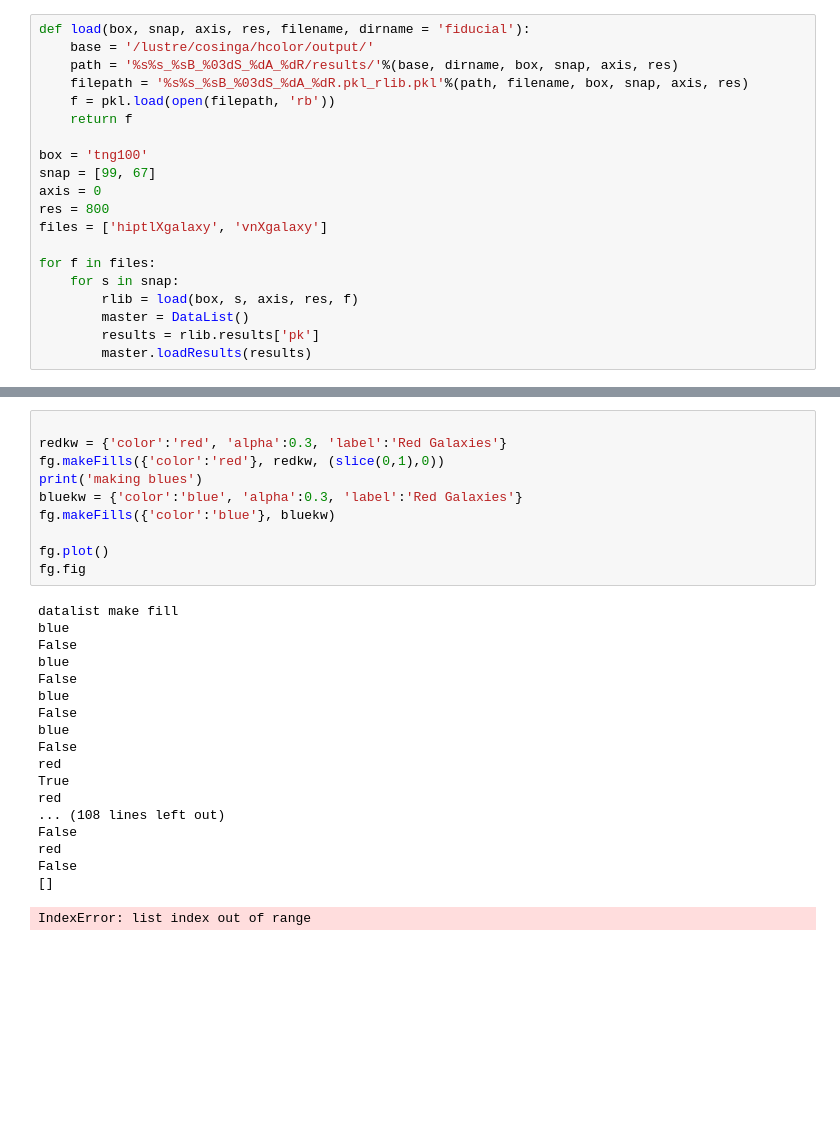
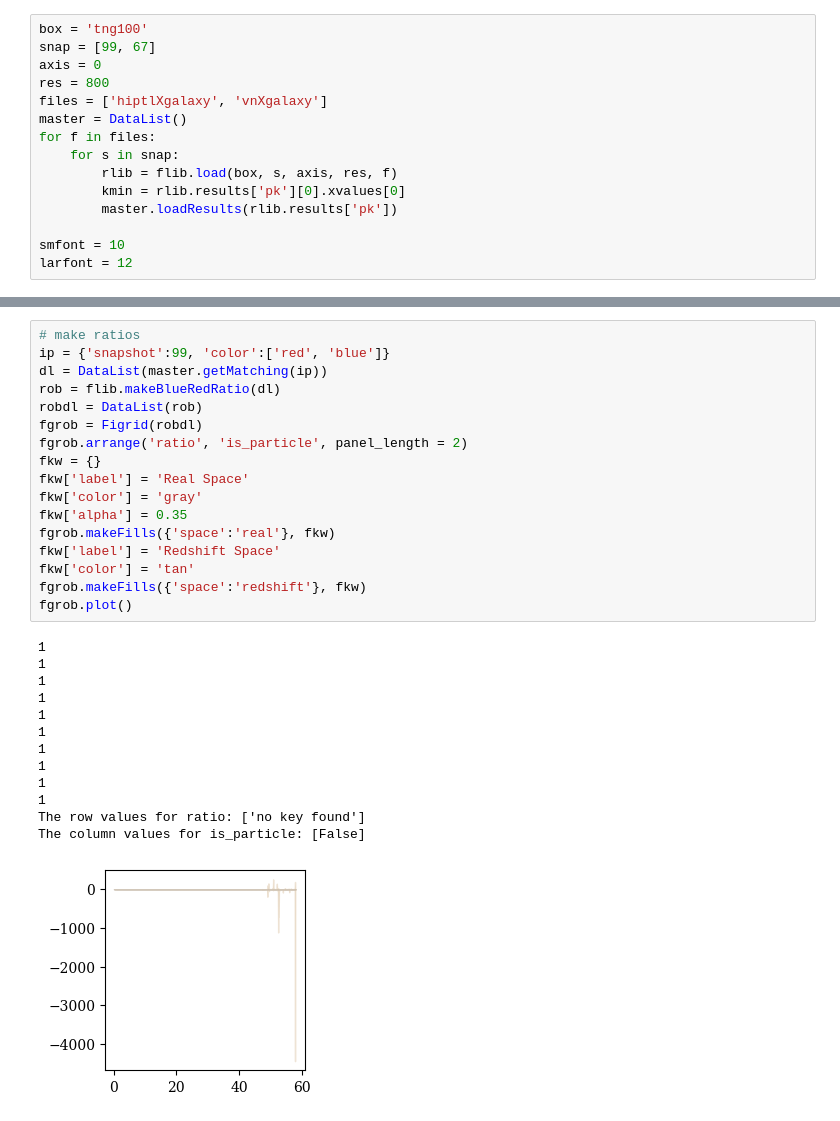
Before and after one commit to calvinosinga/hcolor, a Jupyter notebook: fig_md_analysis/redvsblue/Untitled.ipynb, the cells around one changed output, grey strips where cells are left out. Saved outputs shown, nothing was run; the diff lists cells and outputs as text; blank space fills up the shorter version.

```diff
--- a/fig_md_analysis/redvsblue/Untitled.ipynb
+++ b/fig_md_analysis/redvsblue/Untitled.ipynb
@@ -11,20 +8,15 @@ import copy
 # %%
-def load(box, snap, axis, res, filename, dirname = 'fiducial'):
-    base = '/lustre/cosinga/hcolor/output/'
-    path = '%s%s_%sB_%03dS_%dA_%dR/results/'%(base, dirname, box, snap, axis, res)
-    filepath = '%s%s_%sB_%03dS_%dA_%dR.pkl_rlib.pkl'%(path, filename, box, snap, axis, res)
-    f = pkl.load(open(filepath, 'rb'))
-    return f
-
 box = 'tng100'
 snap = [99, 67]
 axis = 0
 res = 800
 files = ['hiptlXgalaxy', 'vnXgalaxy']
-
+master = DataList()
 for f in files:
     for s in snap:
-        rlib = load(box, s, axis, res, f)
-        master = DataList()
-        results = rlib.results['pk']
-        master.loadResults(results)
+        rlib = flib.load(box, s, axis, res, f)
+        kmin = rlib.results['pk'][0].xvalues[0]
+        master.loadResults(rlib.results['pk'])
+
+smfont = 10
+larfont = 12
@@ -87,29 +23,31 @@ fg.panels[0, 0].panelList.getAttrVals('space')
-# %%
-
-redkw = {'color':'red', 'alpha':0.3, 'label':'Red Galaxies'}
-fg.makeFills({'color':'red'}, redkw, (slice(0,1),0))
-print('making blues')
-bluekw = {'color':'blue', 'alpha':0.3, 'label':'Red Galaxies'}
-fg.makeFills({'color':'blue'}, bluekw)
-
-fg.plot()
-fg.fig
-# %% [output]
-datalist make fill
-blue
-False
-blue
-False
-blue
-False
-blue
-False
-red
-True
-red
-... (108 lines left out)
-False
-red
-False
-[]
-IndexError: list index out of range
+# %%
+# make ratios
+ip = {'snapshot':99, 'color':['red', 'blue']}
+dl = DataList(master.getMatching(ip))
+rob = flib.makeBlueRedRatio(dl)
+robdl = DataList(rob)
+fgrob = Figrid(robdl)
+fgrob.arrange('ratio', 'is_particle', panel_length = 2)
+fkw = {}
+fkw['label'] = 'Real Space'
+fkw['color'] = 'gray'
+fkw['alpha'] = 0.35
+fgrob.makeFills({'space':'real'}, fkw)
+fkw['label'] = 'Redshift Space'
+fkw['color'] = 'tan'
+fgrob.makeFills({'space':'redshift'}, fkw)
+fgrob.plot()
+# %% [output]
+1
+1
+1
+1
+1
+1
+1
+1
+1
+1
+The row values for ratio: ['no key found']
+The column values for is_particle: [False]
+[figure, added]
```
Also changed, not shown: parts of 11 cells of this notebook, 8 other files.
